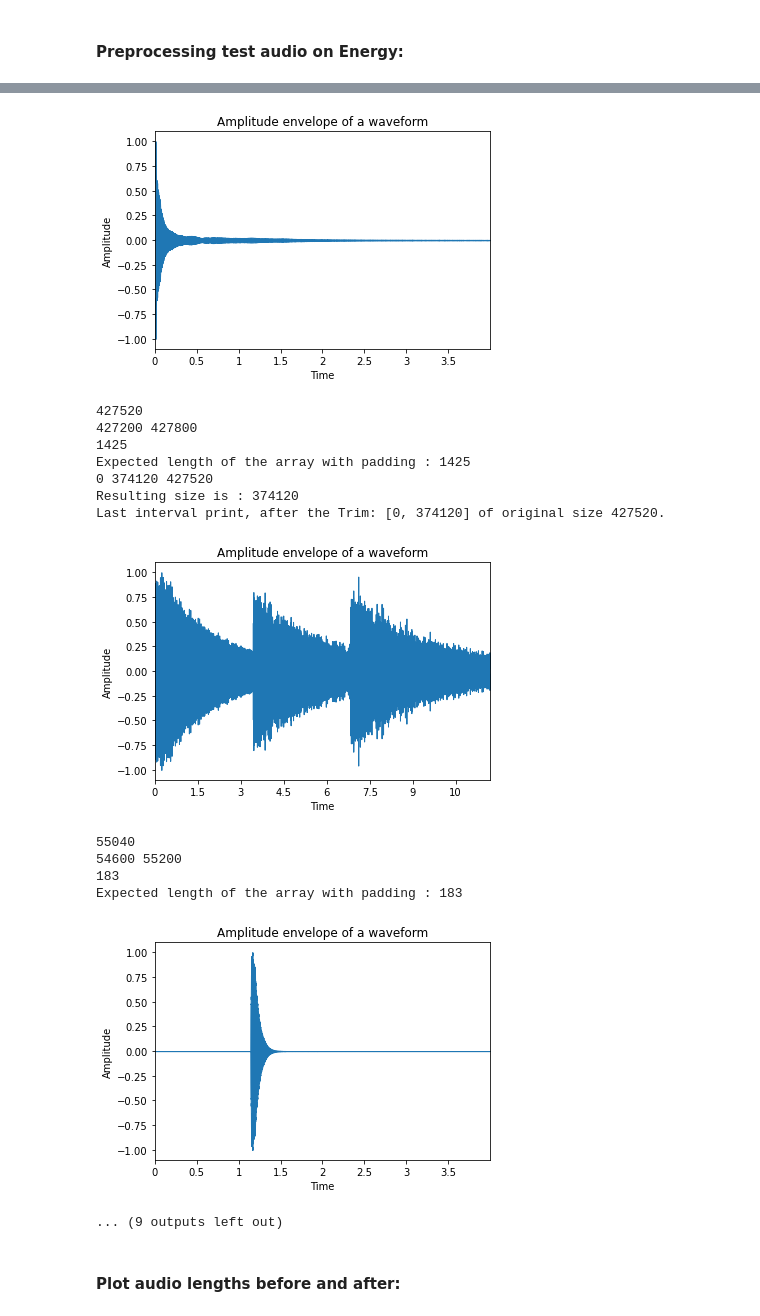
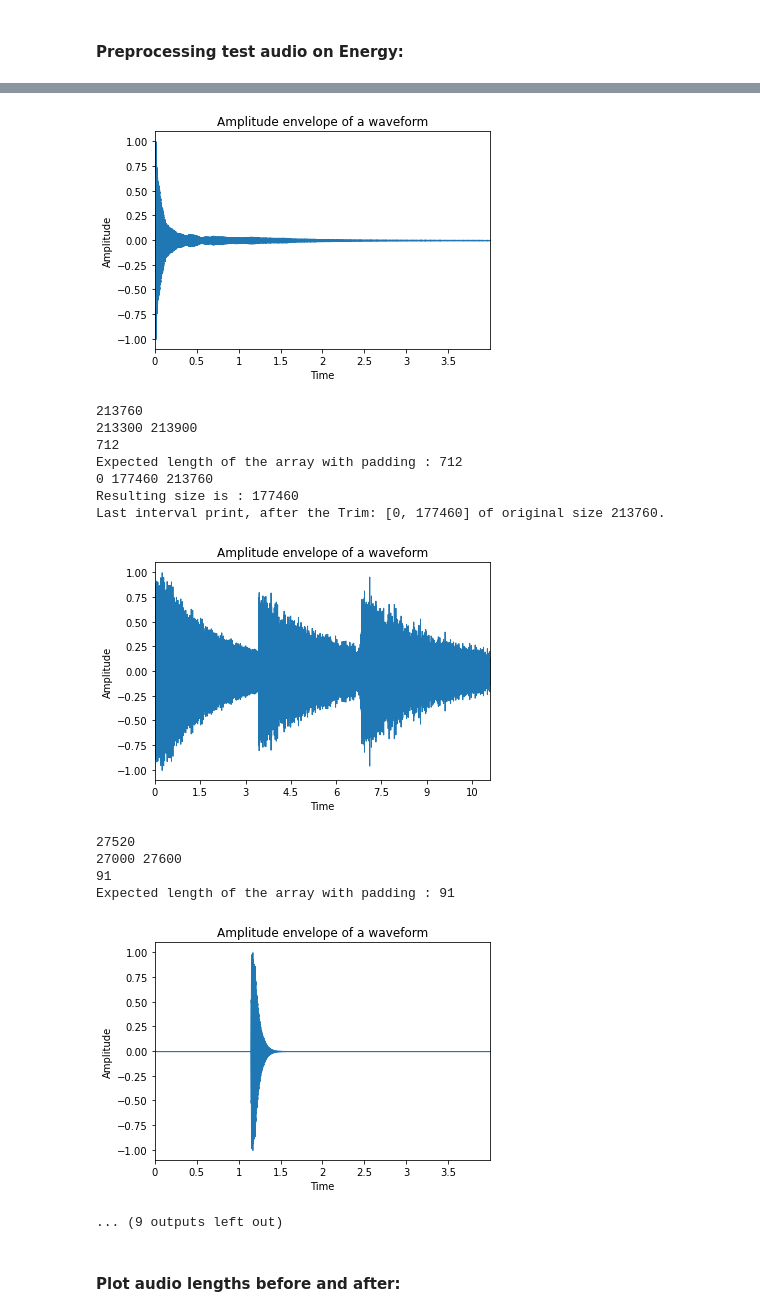
Before and after one commit to Learningchipmunk/SincNet_v2.0, a Jupyter notebook: Pre-processing_audio_files_to_Tensors.ipynb, the cells around one changed output, grey strips where cells are left out. Cells and saved outputs as stored; diff of their text form; code cells hidden in the pictures.

```diff
--- a/Pre-processing_audio_files_to_Tensors.ipynb
+++ b/Pre-processing_audio_files_to_Tensors.ipynb
@@ -426,7 +427,11 @@ def preprocess(targetSamplingRate,
         print("Please set a value for the threshold var.")
         return -1
 
-
+   # Folder creation if the folder path does not exist:
+    try:
+        os.stat(path_to_save)
+    except:
+        os.mkdir(path_to_save)
 
 
     for i, filename in enumerate(AudioFiles):
@@ -619,10 +624,10 @@ Expected length of the array with padding : 51
 # %% [markdown]
 #### Preprocessing test audio on Energy:
 # %%
-writingDirAudioTrain_Tensors_3 = "Data/Audio_Tensors/Test/Preprocessed_withEnergy_AudioTensors_Window4000ms_Random0Padding/"
+writingDirAudioTrain_Tensors_3 = "Data/Audio_Tensors/Test/Preprocessed_withEnergy_AudioTensors_Window4000ms_16kHz_Random0Padding/"
 
 ## Parameters used to read audio files:
-targetSamplingRate = 32000
+targetSamplingRate = 16000
 testAudioFiles
 dir_audio_test
 
@@ -689,16 +694,16 @@ Last interval print, after the Trim: [0, 128000] of original size 231040.
 [figure]
-427520
-427200 427800
-1425
-Expected length of the array with padding : 1425
-0 374120 427520
-Resulting size is : 374120
-Last interval print, after the Trim: [0, 374120] of original size 427520.
+213760
+213300 213900
+712
+Expected length of the array with padding : 712
+0 177460 213760
+Resulting size is : 177460
+Last interval print, after the Trim: [0, 177460] of original size 213760.
-[figure, old version]
+[figure, new version]
-55040
-54600 55200
-183
-Expected length of the array with padding : 183
+27520
+27000 27600
+91
+Expected length of the array with padding : 91
 [figure]
 ... (9 outputs left out)
 # %% [markdown]
```
Also changed, not shown: parts of 3 cells of this notebook, 20 other files.
